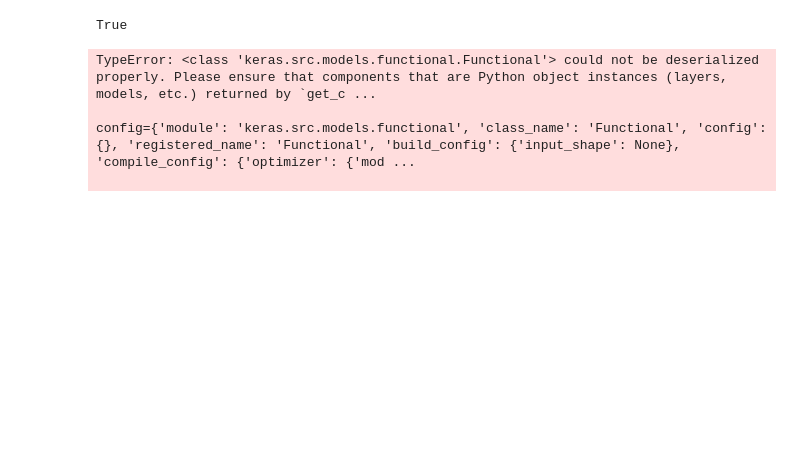
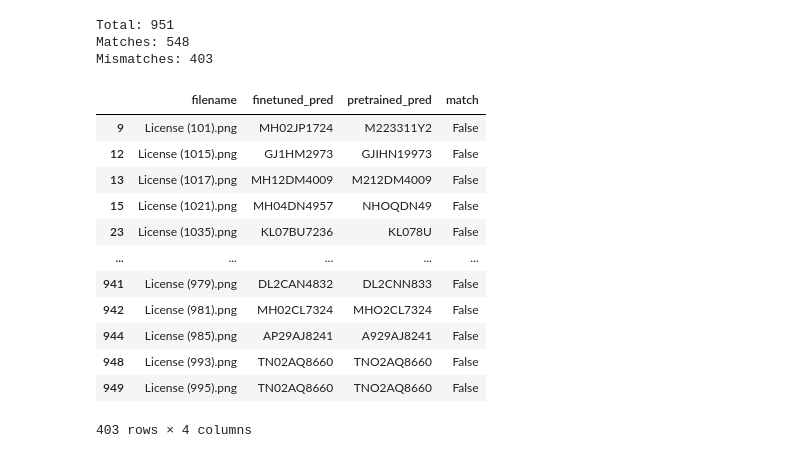
Before and after one commit to Sierra-py/vehicle-monitoring-system, a Jupyter notebook: notebooks/model_eval.ipynb, the cells around one changed output. Cells and saved outputs as stored; diff of their text form; code cells hidden in the pictures; blank space fills up the shorter version.

Commit message:
evaluated pretrained and finetuned OCR in notebook

```diff
--- a/notebooks/model_eval.ipynb
+++ b/notebooks/model_eval.ipynb
@@ -10,5 +5,0 @@ from pathlib import Path
-# %%
-model = Path("../models/ocr/finetuned/indian-plates-v1/best.keras")
-model.is_file()
-# %% [output]
-True
@@ -17,7 +6,51 @@ import keras
-# %%
-keras.models.load_model(model)
-# %% [output]
-TypeError: <class 'keras.src.models.functional.Functional'> could not be deserialized properly. Please ensure that components that are Python object instances (layers, models, etc.) returned by `get_c ...
-
-config={'module': 'keras.src.models.functional', 'class_name': 'Functional', 'config': {}, 'registered_name': 'Functional', 'build_config': {'input_shape': None}, 'compile_config': {'optimizer': {'mod ...
-
+# %%
+import pandas as pd
+import json
+
+# Load both JSONs
+
+# to get the with_finetuned.json - run: python -m scripts.run_ocr_batch --use_pretrained True --name "with_finetu"
+
+# to get the without_finetuned.json - run: python -m scripts.run_ocr_batch --name "without_finetuned"
+with open(config.processed_data_dir /"with_finetuned.json") as f:
+    both = json.load(f)
+
+with open(config.processed_data_dir /"without_finetuned.json") as f:
+    pretrained = json.load(f)
+
+# Convert to Series first (dict -> Series is a one-liner), then combine into a DataFrame
+df = pd.DataFrame({
+    "finetuned_pred": pd.Series(both),
+    "pretrained_pred": pd.Series(pretrained),
+})
+
+df.index.name = "filename"
+df = df.reset_index()
+
+# Flag mismatches
+df["match"] = df["finetuned_pred"] == df["pretrained_pred"]
+
+print(f"Total: {len(df)}")
+print(f"Matches: {df['match'].sum()}")
+print(f"Mismatches: {(~df['match']).sum()}")
+
+# Show the disagreements
+mismatches = df[~df["match"]]
+mismatches
+# %% [output]
+Total: 951
+Matches: 548
+Mismatches: 403
+|  | filename | finetuned_pred | pretrained_pred | match |
+| 9 | License (101).png | MH02JP1724 | M223311Y2 | False |
+| 12 | License (1015).png | GJ1HM2973 | GJIHN19973 | False |
+| 13 | License (1017).png | MH12DM4009 | M212DM4009 | False |
+| 15 | License (1021).png | MH04DN4957 | NHOQDN49 | False |
+| 23 | License (1035).png | KL07BU7236 | KL078U | False |
+| ... | ... | ... | ... | ... |
+| 941 | License (979).png | DL2CAN4832 | DL2CNN833 | False |
+| 942 | License (981).png | MH02CL7324 | MHO2CL7324 | False |
+| 944 | License (985).png | AP29AJ8241 | A929AJ8241 | False |
+| 948 | License (993).png | TN02AQ8660 | TNO2AQ8660 | False |
+| 949 | License (995).png | TN02AQ8660 | TNO2AQ8660 | False |
+403 rows × 4 columns
```
Also changed, not shown: parts of 18 cells of this notebook, 1 other file.
